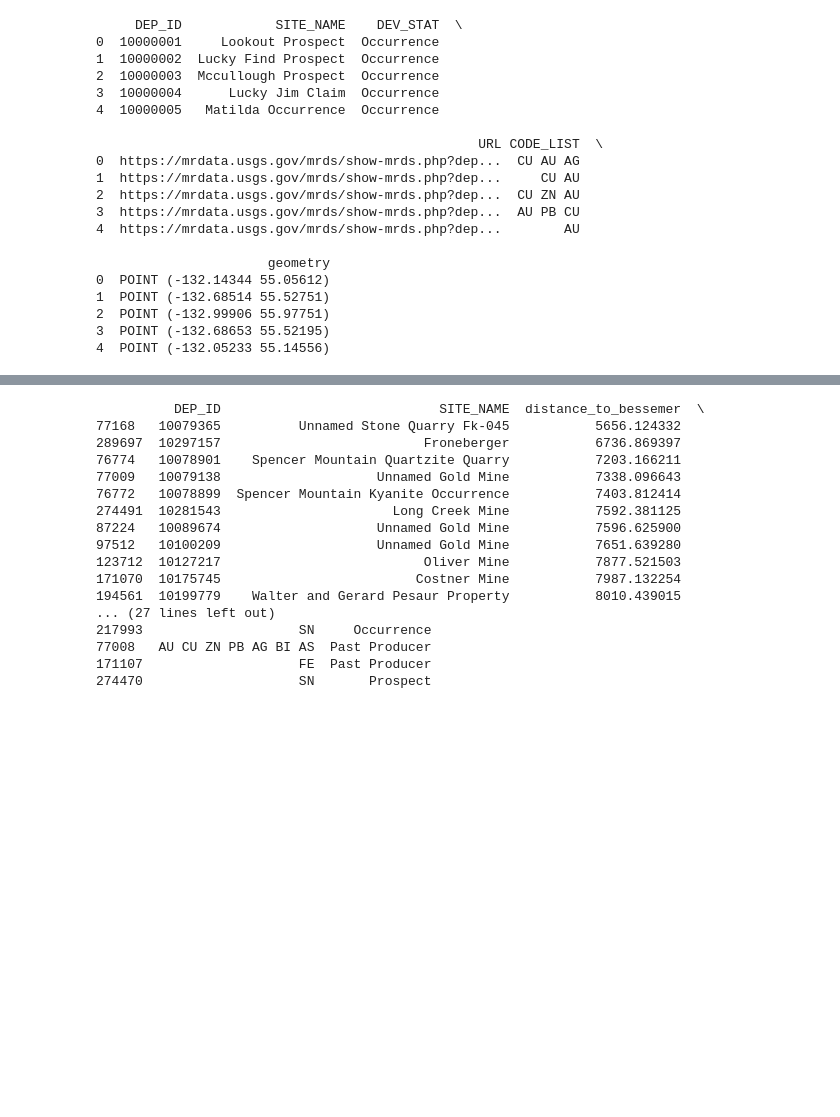
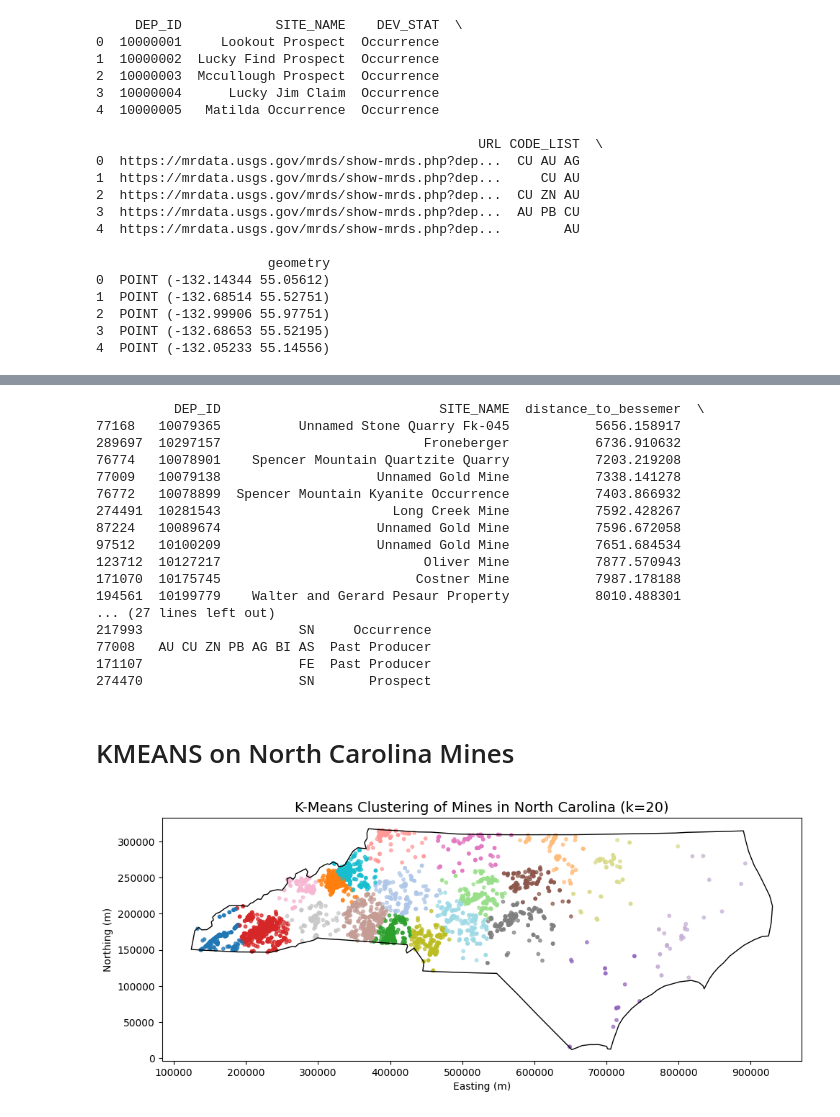
Before and after one commit to bradleybowen/mineral_indicators_lithium, a Jupyter notebook: Distance-Formulas.ipynb, the cells around one changed output, grey strips where cells are left out. Saved outputs shown, nothing was run; the diff lists cells and outputs as text; code cells hidden in the pictures; blank space fills up the shorter version.

Commit message:
initial k means cluster work

```diff
--- a/Distance-Formulas.ipynb
+++ b/Distance-Formulas.ipynb
@@ -129,3 +129,21 @@ minerals_nc = minerals[
     (minerals['latitude'] >= min_lat) & (minerals['latitude'] <= max_lat) &
     (minerals['longitude'] >= min_lon) & (minerals['longitude'] <= max_lon)
 ]
+
+import geopandas as gpd
+
+# --- Load NC boundary polygon ---
+nc_url = "https://www2.census.gov/geo/tiger/GENZ2022/shp/cb_2022_us_state_20m.zip"
+us_states = gpd.read_file(nc_url)
+nc = us_states[us_states['NAME'] == "North Carolina"]
+
+# --- Ensure both layers are in the same CRS ---
+# MRDS shapefile probably has a geographic CRS (EPSG:4326)
+minerals = minerals.to_crs(nc.crs)
+
+# --- Keep only points within the NC boundary ---
+minerals_nc = minerals[minerals.within(nc.geometry.iloc[0])]
+
+print(f"Original count: {len(minerals)}")
+print(f"Points strictly INSIDE NC: {len(minerals_nc)}")
+print(minerals_nc.head())
@@ -196,17 +232,17 @@ print(
 )
 # %% [output]
           DEP_ID                            SITE_NAME  distance_to_bessemer  \
-77168   10079365          Unnamed Stone Quarry Fk-045           5656.124332
-289697  10297157                          Froneberger           6736.869397
-76774   10078901    Spencer Mountain Quartzite Quarry           7203.166211
-77009   10079138                    Unnamed Gold Mine           7338.096643
-76772   10078899  Spencer Mountain Kyanite Occurrence           7403.812414
-274491  10281543                      Long Creek Mine           7592.381125
-87224   10089674                    Unnamed Gold Mine           7596.625900
-97512   10100209                    Unnamed Gold Mine           7651.639280
-123712  10127217                          Oliver Mine           7877.521503
-171070  10175745                         Costner Mine           7987.132254
-194561  10199779    Walter and Gerard Pesaur Property           8010.439015
+77168   10079365          Unnamed Stone Quarry Fk-045           5656.158917
+289697  10297157                          Froneberger           6736.910632
+76774   10078901    Spencer Mountain Quartzite Quarry           7203.219208
+77009   10079138                    Unnamed Gold Mine           7338.141278
+76772   10078899  Spencer Mountain Kyanite Occurrence           7403.866932
+274491  10281543                      Long Creek Mine           7592.428267
+87224   10089674                    Unnamed Gold Mine           7596.672058
+97512   10100209                    Unnamed Gold Mine           7651.684534
+123712  10127217                          Oliver Mine           7877.570943
+171070  10175745                         Costner Mine           7987.178188
+194561  10199779    Walter and Gerard Pesaur Property           8010.488301
 ... (27 lines left out)
 217993                    SN     Occurrence
 77008   AU CU ZN PB AG BI AS  Past Producer
@@ -214,3 +250,41 @@ print(
 274470                    SN       Prospect
 # %%
 #These are close mines which means that lithium mines are near mines that do not contain lithium, so we can proceed!
+# %% [markdown]
+# KMEANS on North Carolina Mines
+# %%
+import geopandas as gpd
+import matplotlib.pyplot as plt
+from sklearn.cluster import KMeans
+
+# --- STEP 1: Prepare GeoDataFrame ---
+gdf = minerals_nc_projected.copy()
+gdf['x'] = gdf.geometry.x
+gdf['y'] = gdf.geometry.y
+
+# --- STEP 2: Run K-Means clustering ---
+k = 20  # Number of clusters (change as needed)
+coords = gdf[['x', 'y']].values
+kmeans = KMeans(n_clusters=k, random_state=0, n_init=10)
+gdf['cluster'] = kmeans.fit_predict(coords)
+
+# --- STEP 3: Load a strict North Carolina boundary ---
+nc_url = "https://www2.census.gov/geo/tiger/GENZ2022/shp/cb_2022_us_state_20m.zip"
+us_states = gpd.read_file(nc_url)
+nc = us_states[us_states['NAME'] == "North Carolina"].to_crs(gdf.crs)
+
+# --- STEP 4: Plot NC basemap + clusters (no legend) ---
+fig, ax = plt.subplots(figsize=(10, 8))
+
+nc.boundary.plot(ax=ax, color='black', linewidth=1)
+
+# mines colored by clusters, no legend
+gdf.plot(ax=ax, column='cluster', cmap='tab20', markersize=10, alpha=0.7, legend=False)
+
+ax.set_title(f"K-Means Clustering of Mines in North Carolina (k={k})", fontsize=14)
+ax.set_xlabel("Easting (m)")
+ax.set_ylabel("Northing (m)")
+plt.tight_layout()
+plt.show()
+# %% [output]
+[figure, added]
```
Also changed, not shown: parts of 8 cells of this notebook.
